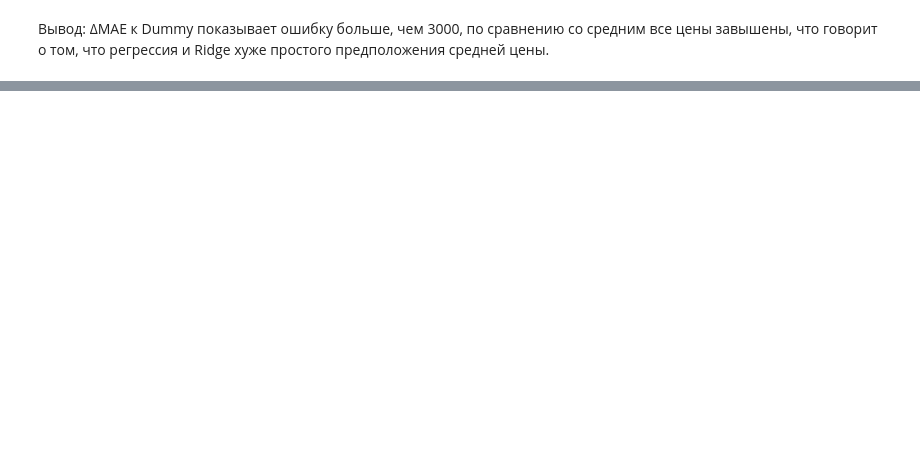
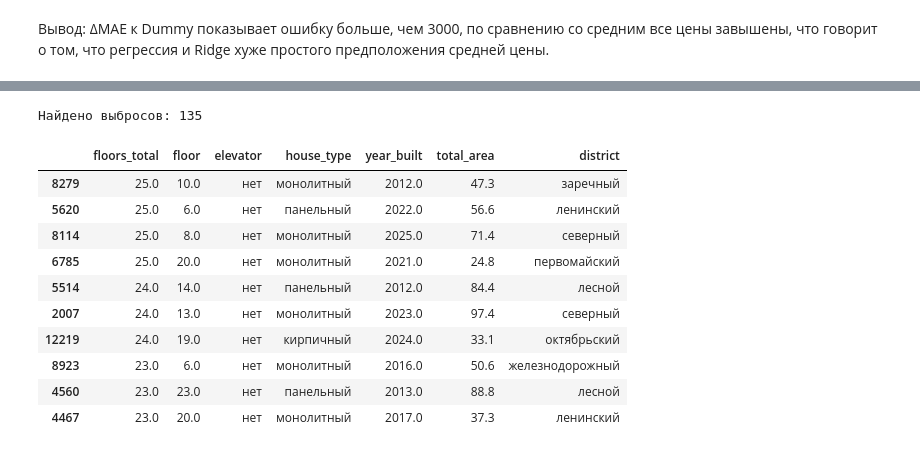
Before and after one commit to 6VolGirl/6VolGirl-Suhodolova_Anna_Lab2, a Jupyter notebook: notebooks/01_preparation.ipynb, the cells around one changed output, grey strips where cells are left out. Cells and saved outputs as stored; diff of their text form; code cells hidden in the pictures; blank space fills up the shorter version.

```diff
--- a/notebooks/01_preparation.ipynb
+++ b/notebooks/01_preparation.ipynb
@@ -1619,0 +1429,19 @@ display(results.loc[best].sort_values("MAE").round(2))
+# %%
+# Квартиры без лифта, но с высокой этаностью (например, больше 9 этажей)
+outliers = X_clean.loc[(X_clean["elevator"] == "нет") & (X_clean["floors_total"] > 9)].sort_values("floors_total", ascending=False)
+
+print(f"Найдено выбросов: {len(outliers)}")
+display(outliers[["floors_total", "floor", "elevator", "house_type", "year_built", "total_area", "district"]].head(10))
+# %% [output]
+Найдено выбросов: 135
+|  | floors_total | floor | elevator | house_type | year_built | total_area | district |
+| 8279 | 25.0 | 10.0 | нет | монолитный | 2012.0 | 47.3 | заречный |
+| 5620 | 25.0 | 6.0 | нет | панельный | 2022.0 | 56.6 | ленинский |
+| 8114 | 25.0 | 8.0 | нет | монолитный | 2025.0 | 71.4 | северный |
+| 6785 | 25.0 | 20.0 | нет | монолитный | 2021.0 | 24.8 | первомайский |
+| 5514 | 24.0 | 14.0 | нет | панельный | 2012.0 | 84.4 | лесной |
+| 2007 | 24.0 | 13.0 | нет | монолитный | 2023.0 | 97.4 | северный |
+| 12219 | 24.0 | 19.0 | нет | кирпичный | 2024.0 | 33.1 | октябрьский |
+| 8923 | 23.0 | 6.0 | нет | монолитный | 2016.0 | 50.6 | железнодорожный |
+| 4560 | 23.0 | 23.0 | нет | панельный | 2013.0 | 88.8 | лесной |
+| 4467 | 23.0 | 20.0 | нет | монолитный | 2017.0 | 37.3 | ленинский |
```
Also changed, not shown: parts of 34 cells of this notebook, 1 other file.
